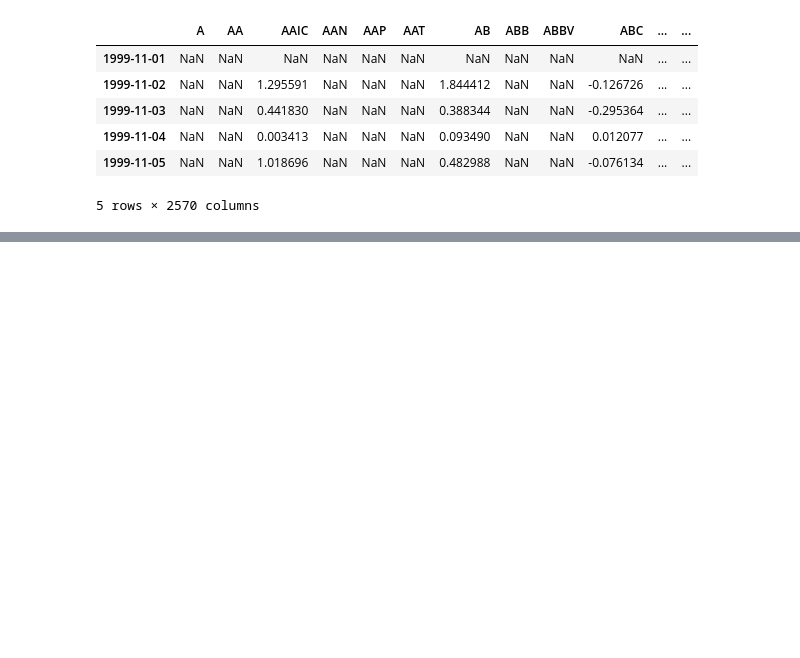
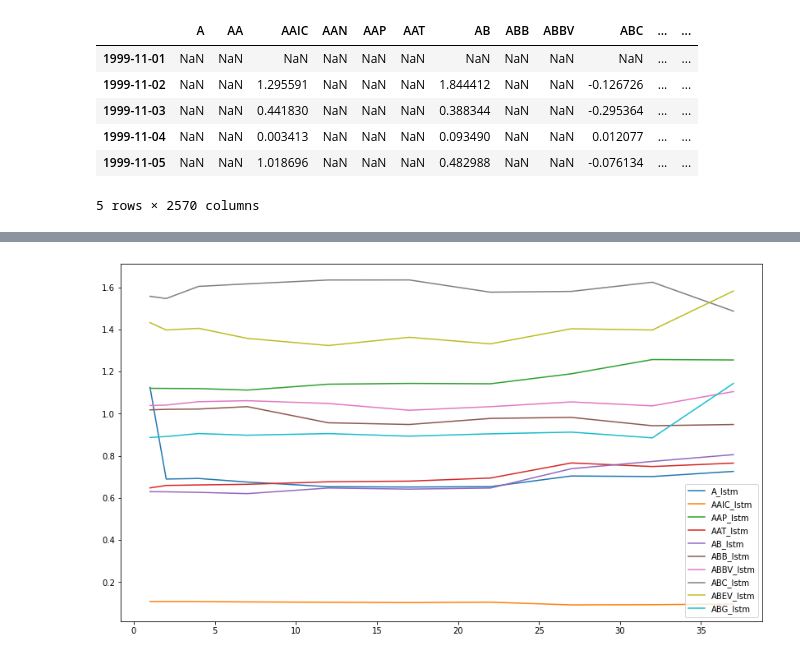
Before and after one commit to Maltanno/Capstone_project, a Jupyter notebook: Comparison.ipynb, the cells around one changed output, grey strips where cells are left out. Saved outputs shown, nothing was run; the diff lists cells and outputs as text; code cells hidden in the pictures; blank space fills up the shorter version.

```diff
--- a/Comparison.ipynb
+++ b/Comparison.ipynb
@@ -41,0 +219,31 @@ syms = s_df.columns[df.notna().sum() > 1200]
+# %%
+future = [1, 2, 4, 7, 12, 17, 22, 27, 32, 37]
+resf = {}
+for sym in syms:
+    X, y, xb = gen_test(sym)
+    X = X[:80]
+    resf[sym +'_lstm'] = {}
+    resf[sym +'_mean_base'] = {}
+    resf[sym +'_prev_base'] = {}
+
+    model = load_model(f'models/comp_{sym}.h5')
+
+    e=1
+    Xd = X
+    yd = model.predict(Xd)
+    yd = np.array(yd).reshape(-1,1, 1)
+    for f in future:
+        for d in range(e, f):
+            Xd = np.hstack((Xd, yd))[:,1:,:]
+            yd = model.predict(Xd)
+            yd = np.array(yd).reshape(-1,1, 1)
+        e = f
+        resf[sym +'_lstm'][f] = MSE(y[f-1:f+79], yd.reshape((-1,)), squared=False)
+
+
+        mean = [np.mean(x) for x in X[:80]]
+        resf[sym + '_mean_base'][f] = MSE(y[f-1:f+79], mean, squared=False)
+        resf[sym + '_prev_base'][f] = MSE(y[f-1:f+79], xb[:80], squared=False)
+
+resf = pd.DataFrame(resf)
+resf
@@ -41,0 +263,6 @@ syms = s_df.columns[df.notna().sum() > 1200]
+# %%
+lstms = [col for col in resf.columns if 'lstm' in col]
+means = [col for col in resf.columns if 'mean' in col]
+resf[lstms[:10]].plot(figsize=(14,8));
+# %% [output]
+[figure, added]
```
Also changed, not shown: parts of 36 cells of this notebook, 5 other files.
